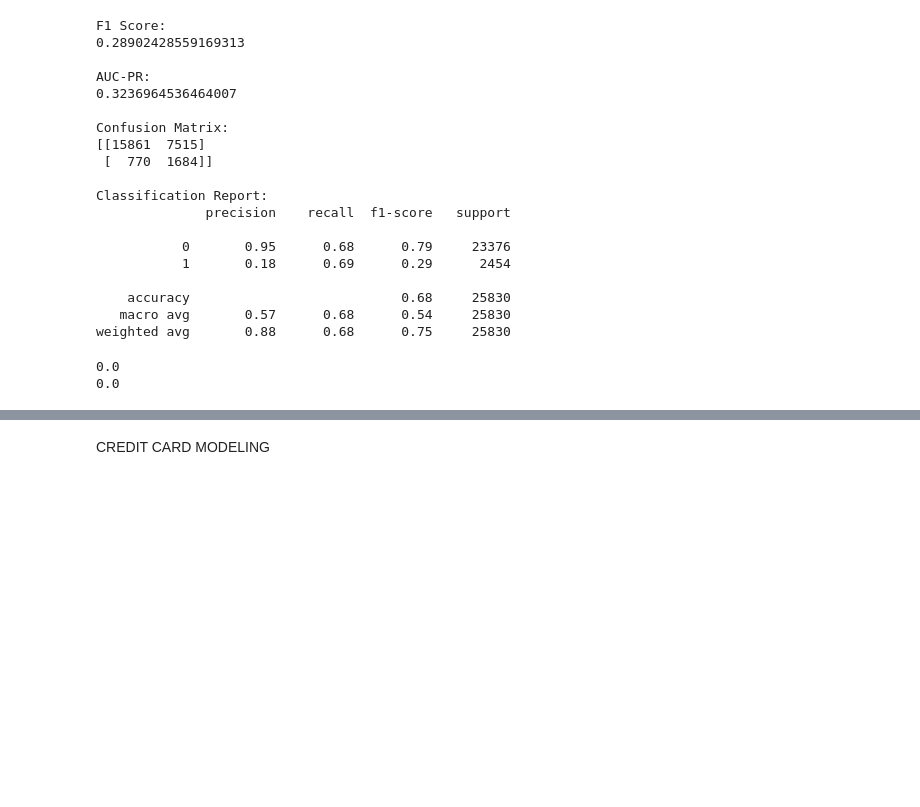
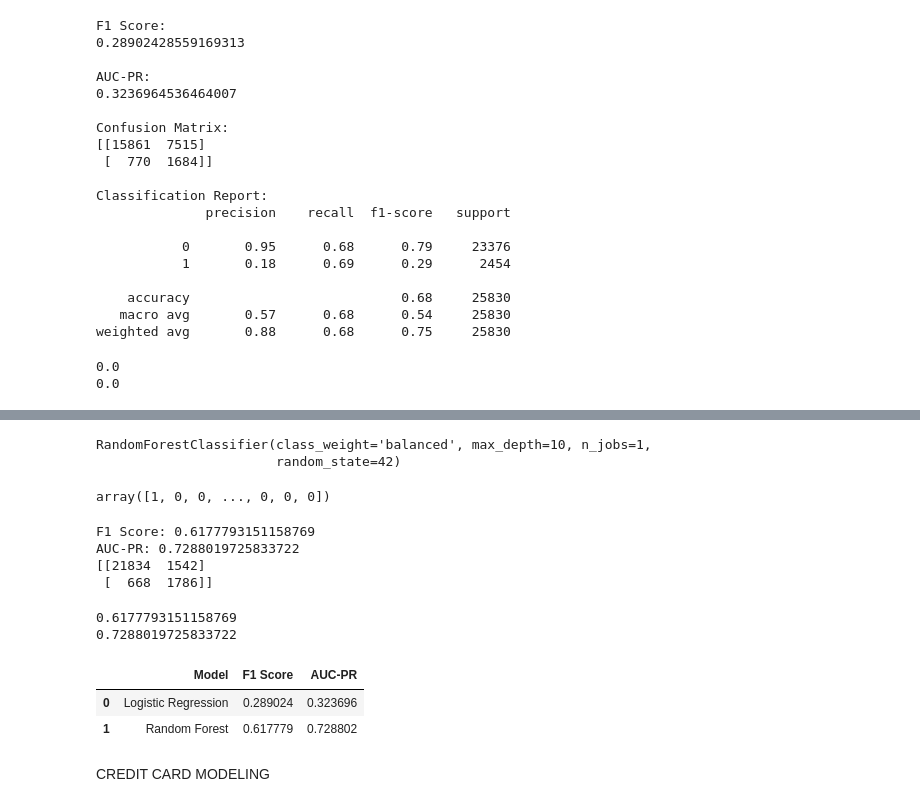
Before and after one commit to Dana-21-21/fraud-detection, a Jupyter notebook: notebooks/modeling.ipynb, the cells around one changed output, grey strips where cells are left out. Saved outputs shown, nothing was run; the diff lists cells and outputs as text; code cells hidden in the pictures; blank space fills up the shorter version.

Commit message:
Complete Task 2: Feature engineering and model training

```diff
--- a/notebooks/modeling.ipynb
+++ b/notebooks/modeling.ipynb
@@ -306,3 +348,82 @@ print(cv_lr.std())
+# %%
+from sklearn.ensemble import RandomForestClassifier
+
+rf_fraud = RandomForestClassifier(
+    n_estimators=100,
+    max_depth=10,
+    random_state=42,
+    class_weight="balanced",
+    n_jobs=1
+)
+
+rf_fraud.fit(
+    X_train_fraud,
+    y_train_fraud
+)
+# %% [output]
+RandomForestClassifier(class_weight='balanced', max_depth=10, n_jobs=1,
+                       random_state=42)
+# %%
+y_pred_rf_fraud = rf_fraud.predict(X_test_fraud)
+
+y_prob_rf_fraud = rf_fraud.predict_proba(X_test_fraud)[:,1]
+# %%
+y_pred_rf_fraud
+# %% [output]
+array([1, 0, 0, ..., 0, 0, 0])
+# %%
+from sklearn.metrics import f1_score, average_precision_score, confusion_matrix
+
+f1_rf_fraud = f1_score(
+    y_test_fraud,
+    y_pred_rf_fraud
+)
+
+aucpr_rf_fraud = average_precision_score(
+    y_test_fraud,
+    y_prob_rf_fraud
+)
+
+cm_rf_fraud = confusion_matrix(
+    y_test_fraud,
+    y_pred_rf_fraud
+)
+
+print("F1 Score:", f1_rf_fraud)
+print("AUC-PR:", aucpr_rf_fraud)
+print(cm_rf_fraud)
+# %% [output]
+F1 Score: 0.6177793151158769
+AUC-PR: 0.7288019725833722
+[[21834  1542]
+ [  668  1786]]
+# %%
+print(f1_rf_fraud)
+print(aucpr_rf_fraud)
+# %% [output]
+0.6177793151158769
+0.7288019725833722
+# %%
+results_fraud = pd.DataFrame({
+    "Model": [
+        "Logistic Regression",
+        "Random Forest"
+    ],
+    "F1 Score": [
+        f1_lr_fraud,
+        f1_rf_fraud
+    ],
+    "AUC-PR": [
+        aucpr_lr_fraud,
+        aucpr_rf_fraud
+    ]
+})
+
+results_fraud
+# %% [output]
+|  | Model | F1 Score | AUC-PR |
+| 0 | Logistic Regression | 0.289024 | 0.323696 |
+| 1 | Random Forest | 0.617779 | 0.728802 |
 # %% [markdown]
 CREDIT CARD MODELING
 # %%
```
Also changed, not shown: parts of 19 cells of this notebook, 1 other file.
